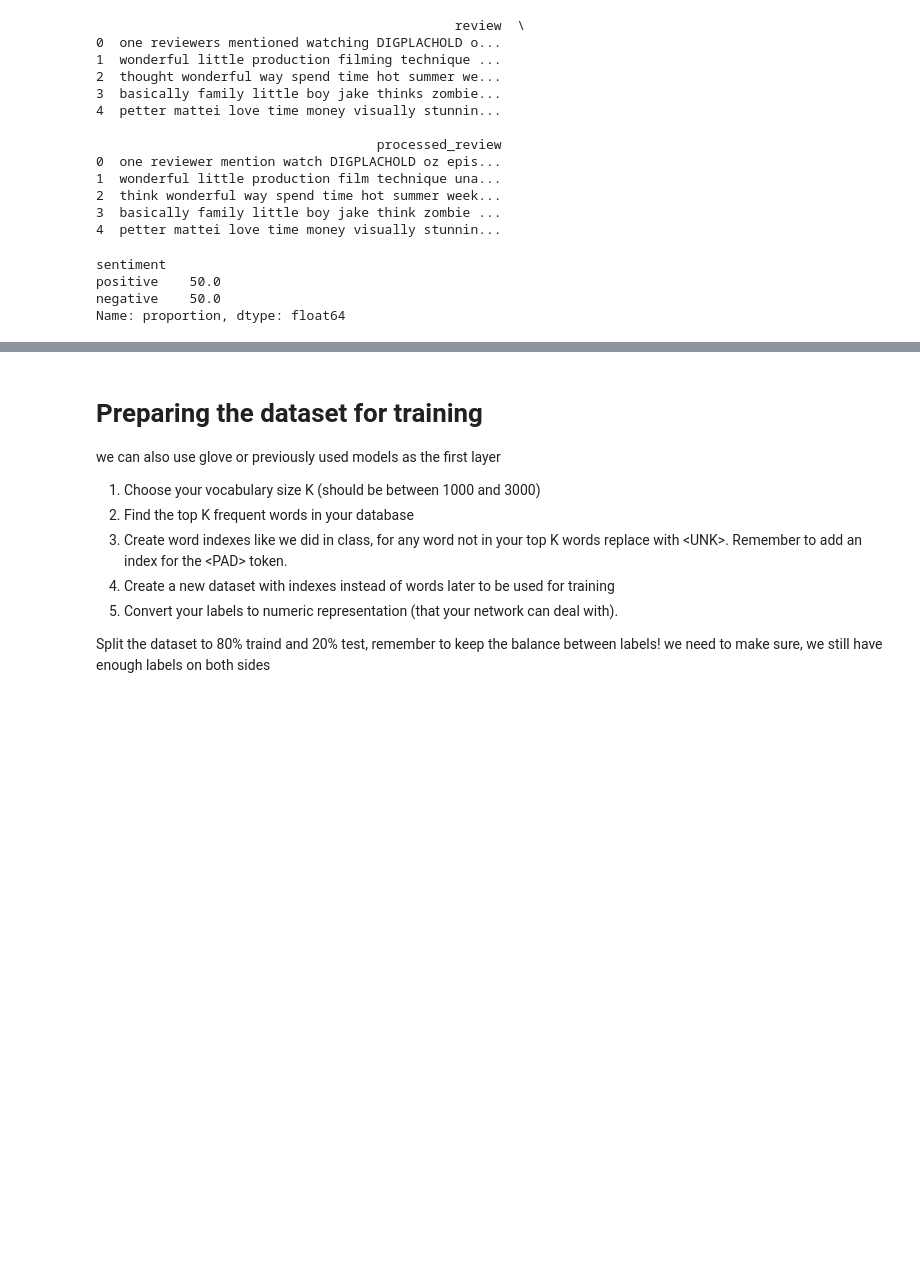
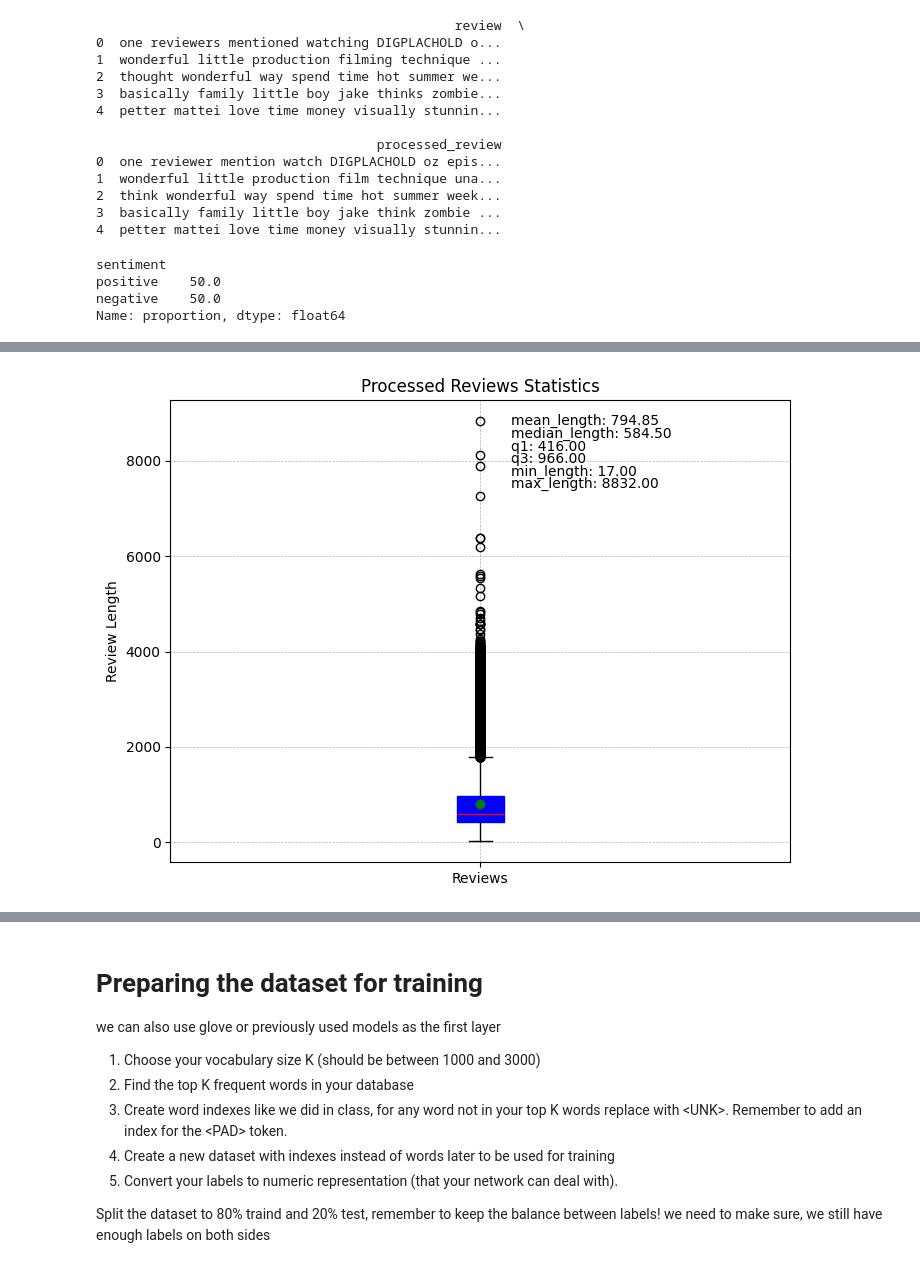
Before and after one commit to YanivGabay/Reviews_Sentiment_BILSTM, a Jupyter notebook: Natural_Language_Processing_–_Ex_2.ipynb, the cells around one changed output, grey strips where cells are left out. Saved outputs shown, nothing was run; the diff lists cells and outputs as text; code cells hidden in the pictures; blank space fills up the shorter version.

Commit message:
3 graphs

```diff
--- a/Natural_Language_Processing_–_Ex_2.ipynb
+++ b/Natural_Language_Processing_–_Ex_2.ipynb
@@ -333,0 +316,86 @@ Name: review_length, dtype: float64
+# %%
+# Calculating the length of each cleaned review
+data['review_length'] = data['processed_review'].apply(len)
+
+data_orig_copy['review_length'] = data_orig_copy['review'].apply(len)
+# Displaying basic statistics
+print("Statistics on the length of cleaned reviews:")
+print(data['review_length'].describe())
+print(data_orig_copy['review_length'].describe())
+
+
+def calculate_review_statistics(review_lengths):
+    """
+    Calculate and return a dictionary of statistics for a given Series of review lengths.
+    """
+    return {
+        'mean_length': review_lengths.mean(),
+        'median_length': review_lengths.median(),
+        'q1': review_lengths.quantile(0.25),
+        'q3': review_lengths.quantile(0.75),
+        'min_length': review_lengths.min(),
+        'max_length': review_lengths.max(),
+    }
+
+
+import matplotlib.pyplot as plt
+
+
+processed_review_stats = calculate_review_statistics(data['review_length'])
+
+original_review_stats = calculate_review_statistics(data_orig_copy['review_length'])
+def plot_review_statistics(review_lengths, stats, title):
+    fig, ax = plt.subplots(figsize=(8, 6))
+    bp = ax.boxplot(review_lengths, vert=True, patch_artist=True, showmeans=True)
+
+    # Customizing the boxplot appearance
+    bp['boxes'][0].set_color('blue')
+    bp['medians'][0].set_color('red')
+    bp['means'][0].set_marker('o')
+    bp['means'][0].set_markeredgecolor('green')
+
+
+    # Setting the x-axis limit to make room for annotations
+    ax.set_xlim(0, 2)
+
+    # Annotating statistics
+    stat_y_base = max(review_lengths)  # Start annotations at the top
+    y_offset = (max(review_lengths) - min(review_lengths)) * 0.03  # Space between annotations
+
+    for i, (stat_name, stat_value) in enumerate(stats.items()):
+        ax.text(1.1, stat_y_base - i * y_offset, f'{stat_name}: {stat_value:.2f}',
+                horizontalalignment='left', verticalalignment='center')
+
+    # Finalizing the plot
+    ax.set_title(title)
+    ax.set_ylabel('Review Length')
+    ax.set_xticklabels(['Reviews'])  # Adjust tick label as needed
+    ax.grid(True, which='both', linestyle='--', linewidth=0.5)
+
+    plt.show()
+    return fig, ax
+
+# Plot them separately
+plot_review_statistics(data['review_length'], processed_review_stats, 'Processed Reviews Statistics')
+plot_review_statistics(data_orig_copy['review_length'], original_review_stats, 'Original Reviews Statistics')
+
+
+#graph to show both of them using seaborn
+# Create a new DataFrame for plotting
+!pip install seaborn
+import seaborn as sns
+length_comparison = pd.DataFrame({
+    "Length": pd.concat([data['review_length'], data_orig_copy['review_length']]),
+    "Type": ["Processed"] * len(data) + ["Original"] * len(data_orig_copy)
+})
+
+
+
+
+plt.figure(figsize=(10, 6))
+sns.boxplot(x='Type', y='Length', data=length_comparison)
+plt.title('Comparison of Review Lengths: Original vs Processed')
+plt.ylabel('Review Length')
+plt.xlabel('Review Type')
+plt.show()
+# %% [output]
@@ -333,0 +421 @@ Name: review_length, dtype: float64
+[figure, added]
```
Also changed, not shown: parts of 2 cells of this notebook.
